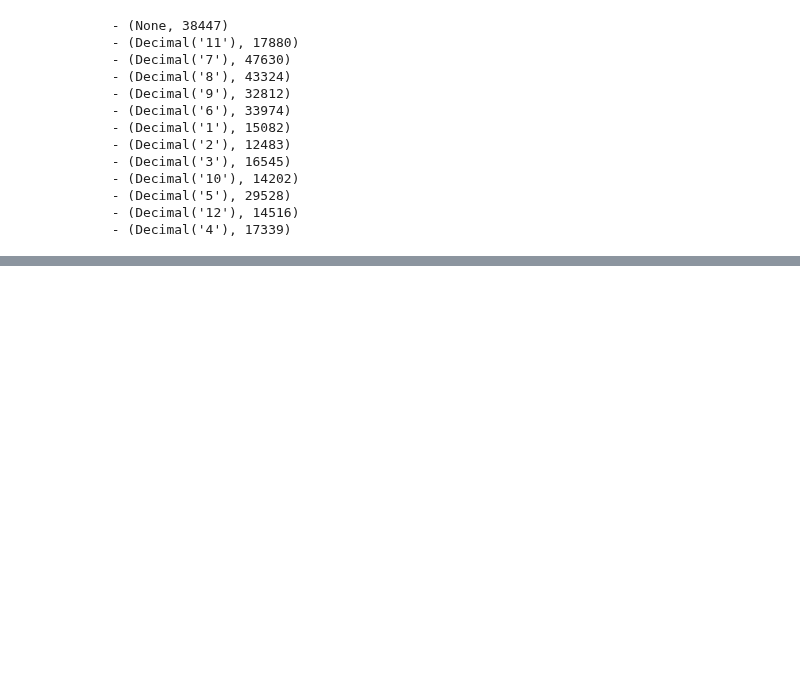
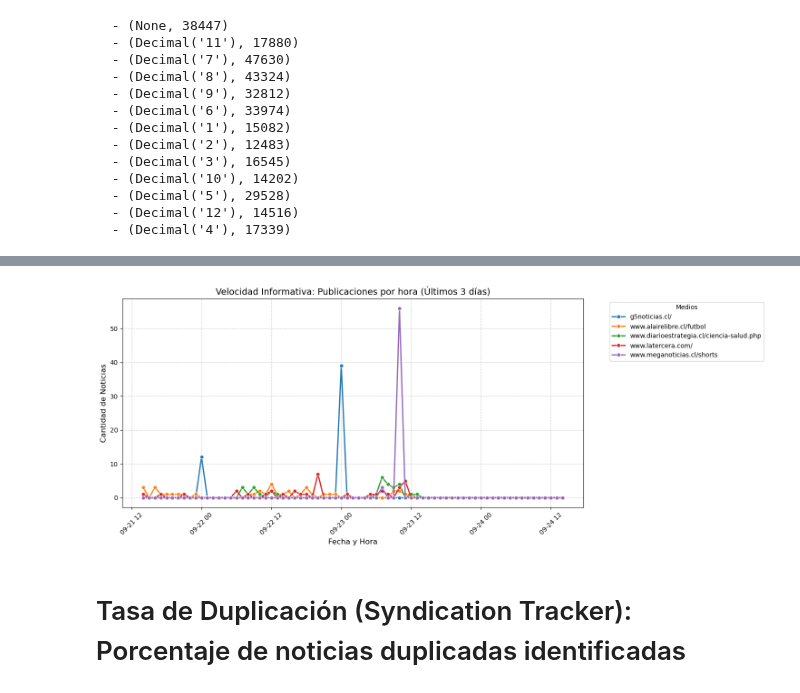
Before and after one commit to Orion89/news-dashboard, a Jupyter notebook: exploracion_inicial.ipynb, the cells around one changed output, grey strips where cells are left out. Cells and saved outputs as stored; diff of their text form; code cells hidden in the pictures; blank space fills up the shorter version.

```diff
--- a/exploracion_inicial.ipynb
+++ b/exploracion_inicial.ipynb
@@ -143,0 +436,27 @@ print(resultado)
+# %%
+plt.figure(figsize=(15, 6))
+
+# Creamos el gráfico de líneas
+sns.lineplot(
+    data=df_grafico,
+    x='hour_bucket',
+    y='news_count',
+    hue='media_name',
+    marker='o', # Añade un pequeño punto en cada hora para mayor claridad
+    linewidth=2
+)
+
+# Ajustes de formato
+plt.title('Velocidad Informativa: Publicaciones por hora (Últimos 3 días)', fontsize=14)
+plt.xlabel('Fecha y Hora', fontsize=12)
+plt.ylabel('Cantidad de Noticias', fontsize=12)
+plt.xticks(rotation=45)
+plt.legend(title='Medios', bbox_to_anchor=(1.05, 1), loc='upper left') # Mueve la leyenda fuera del gráfico
+plt.grid(True, linestyle='--', alpha=0.6)
+plt.tight_layout()
+
+plt.show()
+# %% [output]
+[figure, added]
+# %% [markdown]
+# Tasa de Duplicación (Syndication Tracker): Porcentaje de noticias duplicadas identificadas
```
Also changed, not shown: parts of 31 cells of this notebook.
